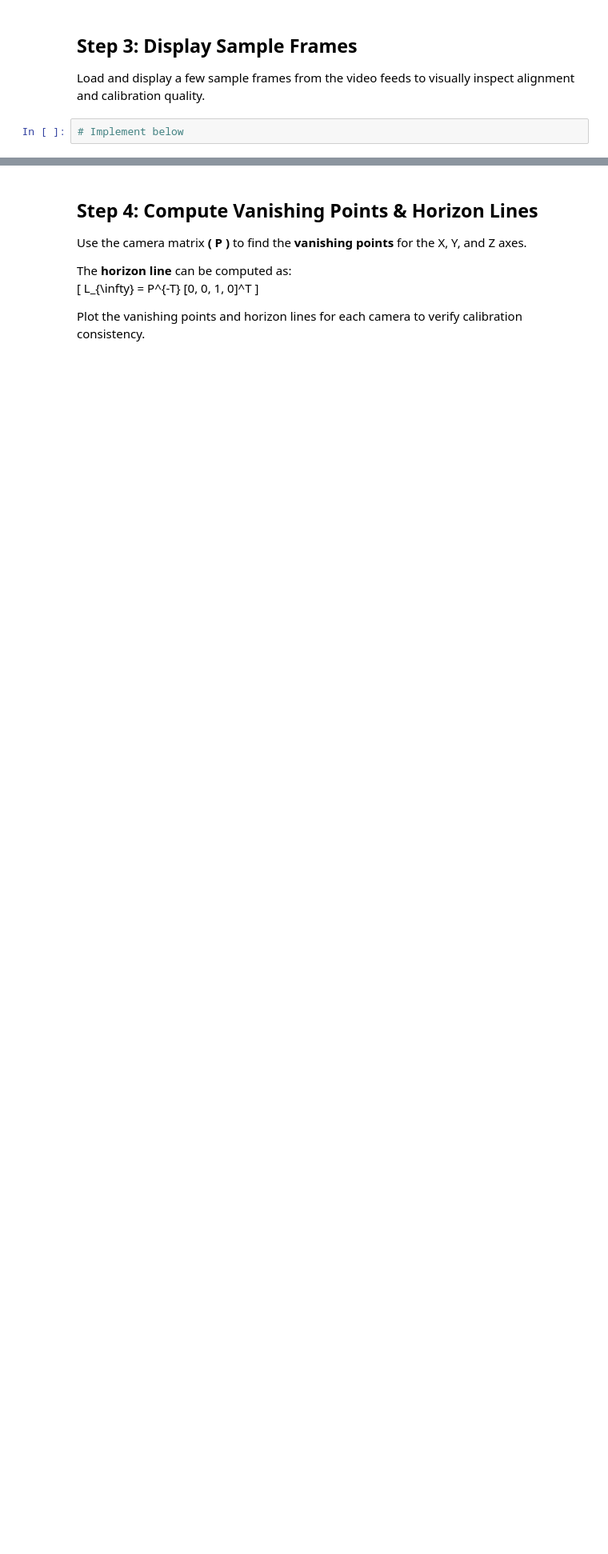
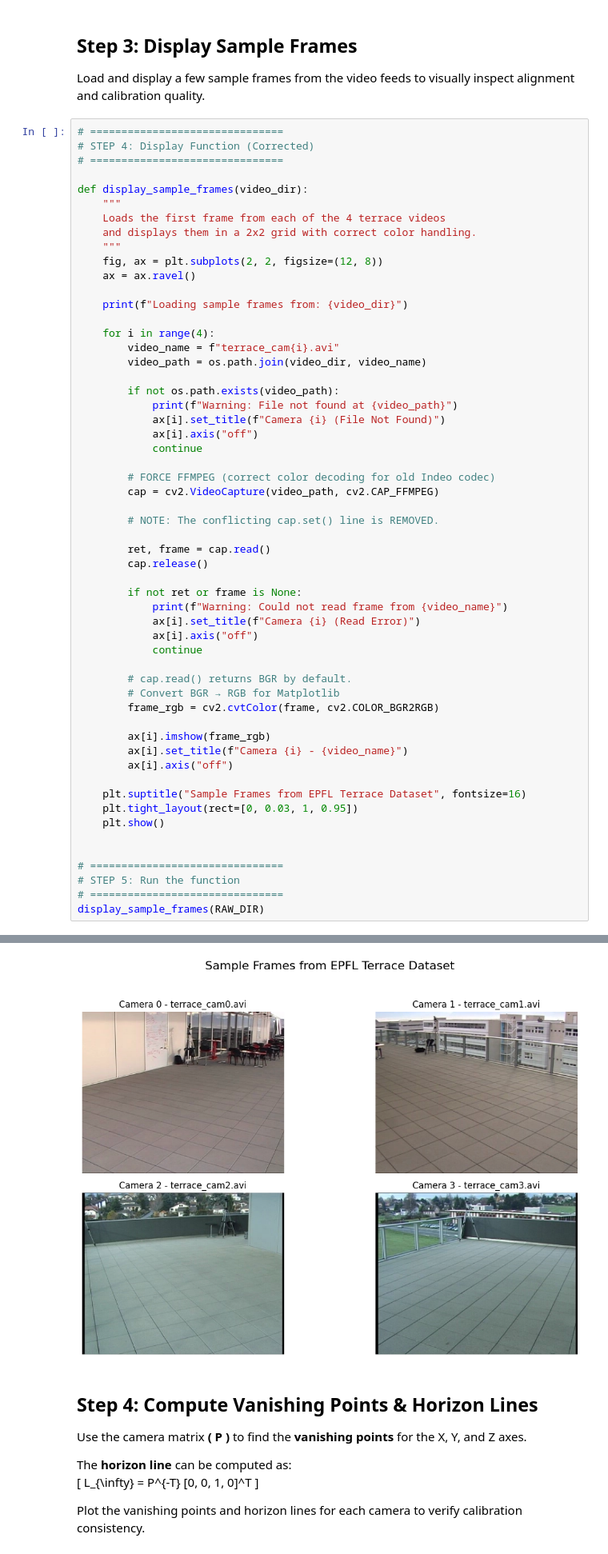
Before and after one commit to verdabatool/camera-projection-and-multi-camera-caliberation, a Jupyter notebook: Part2/24280065_PA3_Part2.ipynb, the cells around one changed output, grey strips where cells are left out. Shown at 80% size. Saved outputs shown, nothing was run; the diff lists cells and outputs as text; blank space fills up the shorter version.

```diff
--- a/Part2/24280065_PA3_Part2.ipynb
+++ b/Part2/24280065_PA3_Part2.ipynb
@@ -112,4 +146,59 @@ print(f"\n✅ Tsai calibration files extracted to: {CALIB_DIR}")
 ## Step 3: Display Sample Frames
 Load and display a few sample frames from the video feeds to visually inspect alignment and calibration quality.
 # %%
-# Implement below
+# ===============================
+# STEP 4: Display Function (Corrected)
+# ===============================
+
+def display_sample_frames(video_dir):
+    """
+    Loads the first frame from each of the 4 terrace videos
+    and displays them in a 2x2 grid with correct color handling.
+    """
+    fig, ax = plt.subplots(2, 2, figsize=(12, 8))
+    ax = ax.ravel()
+
+    print(f"Loading sample frames from: {video_dir}")
+
+    for i in range(4):
+        video_name = f"terrace_cam{i}.avi"
+        video_path = os.path.join(video_dir, video_name)
+
+        if not os.path.exists(video_path):
+            print(f"Warning: File not found at {video_path}")
+            ax[i].set_title(f"Camera {i} (File Not Found)")
+            ax[i].axis("off")
+            continue
+
+        # FORCE FFMPEG (correct color decoding for old Indeo codec)
+        cap = cv2.VideoCapture(video_path, cv2.CAP_FFMPEG)
+
+        # NOTE: The conflicting cap.set() line is REMOVED.
+
+        ret, frame = cap.read()
+        cap.release()
+
+        if not ret or frame is None:
+            print(f"Warning: Could not read frame from {video_name}")
+            ax[i].set_title(f"Camera {i} (Read Error)")
+            ax[i].axis("off")
+            continue
+
+        # cap.read() returns BGR by default.
+        # Convert BGR → RGB for Matplotlib
+        frame_rgb = cv2.cvtColor(frame, cv2.COLOR_BGR2RGB)
+
+        ax[i].imshow(frame_rgb)
+        ax[i].set_title(f"Camera {i} - {video_name}")
+        ax[i].axis("off")
+
+    plt.suptitle("Sample Frames from EPFL Terrace Dataset", fontsize=16)
+    plt.tight_layout(rect=[0, 0.03, 1, 0.95])
+    plt.show()
+
+
+# ===============================
+# STEP 5: Run the function
+# ===============================
+display_sample_frames(RAW_DIR)
+# %% [output]
@@ -116,3 +206,4 @@ Load and display a few sample frames from the video feeds to visually inspect al
+[figure, added]
 # %% [markdown]
 ## Step 4: Compute Vanishing Points & Horizon Lines
 
```
Also changed, not shown: parts of 17 cells of this notebook, 5 other files.
